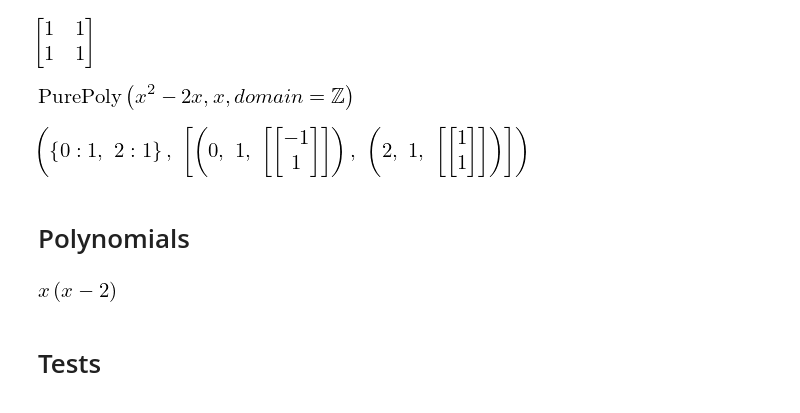
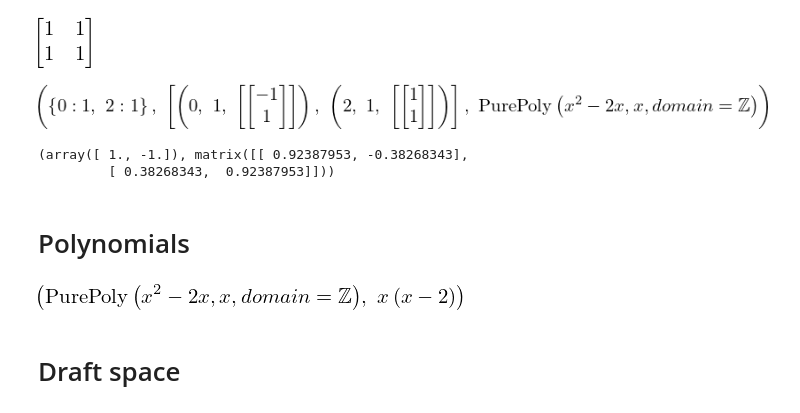
Before and after one commit to greglan/python, a Jupyter notebook: maths/maths-demo.ipynb, the cells around one changed output. Cells and saved outputs as stored; diff of their text form; code cells hidden in the pictures.

```diff
--- a/maths/sympy-demo.ipynb
+++ b/maths/maths-demo.ipynb
@@ -81,23 +125,24 @@ P, D
 P * D * P.inv()
 # %% [output]
 [figure]
-# %%
-p = M.charpoly(x) # Characteristic polynomials using variable x
-p
-# %% [output]
-[figure, removed]
 # %%
-M.eigenvals(), M.eigenvects()
+M.eigenvals(), M.eigenvects(), M.charpoly(x) # Eigenvalues, associated eigenvectors and characteristic polynomial
 # %% [output]
-[figure, old version]
+[figure, new version]
+# %%
+np.linalg.eig(H) # Eigenvalues and associated eigenvectors of the Hadamard gate
+# %% [output]
+(array([ 1., -1.]), matrix([[ 0.92387953, -0.38268343],
+         [ 0.38268343,  0.92387953]]))
 # %% [markdown]
 # Polynomials
-# %%
-p.factor()
-# %% [output]
-[figure, removed]
-# %% [markdown]
-# Tests
+# %%
+P = M.charpoly(x)
+P, P.factor()
+# %% [output]
+[figure, added]
+# %% [markdown]
+# Draft space
 # %%
 rho = Matrix([
     [Rational('1/2'), Rational('-1/6')],
```
Also changed, not shown: parts of 15 cells of this notebook, 4 other files.
